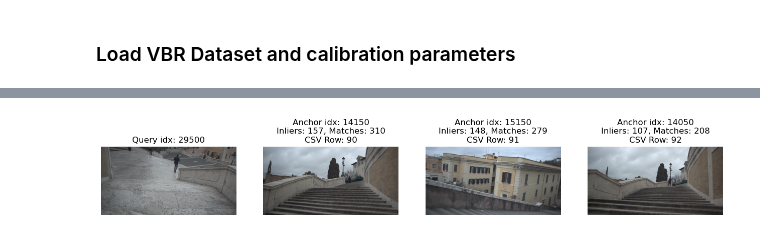
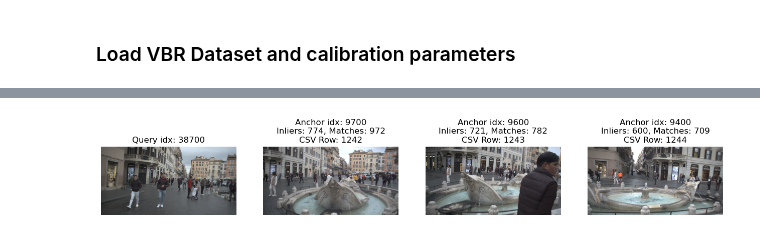
Before and after one commit to bakuljangley/mast3r-v2, a Jupyter notebook: example_usage.ipynb, the cells around one changed output, grey strips where cells are left out. Drawn from its saved outputs; the diff is of its cells as text; code cells hidden in the pictures.

```diff
--- a/example_usage.ipynb
+++ b/example_usage.ipynb
@@ -98,41 +107,41 @@ from PIL import Image
 import pandas as pd
 
 # Load CSV with top3 anchors per query
-top3_df = pd.read_csv('results2/spagna_matches_inliers_fm_top3.csv')
+top3_df = pd.read_csv('/home/bjangley/VPR/mast3r-v2/results/spagna_matches_inliers_fm_top3_anchors_per_query_per_anchorseq.csv')
 
 def show_images_for_query(query_idx):
     # Display query image
     query_data = dataset[query_idx]
     query_img = Image.open(query_data['image_left'])
 
     # Get top 3 anchors for this query
     anchors_for_query = top3_df[top3_df['query_idx'] == query_idx].sort_values('num_inliers', ascending=False).head(3)
     n_anchors = len(anchors_for_query)
 
     fig, axs = plt.subplots(1, n_anchors + 1, figsize=(4*(n_anchors+1), 4))
     axs = np.array(axs).flatten() if n_anchors > 0 else [axs]
 
     # Show query image
     axs[0].imshow(query_img)
     axs[0].set_title(f"Query idx: {query_idx}")
     axs[0].axis('off')
 
     # Show anchor images (if any)
     for i, (_, row) in enumerate(anchors_for_query.iterrows()):
         anchor_idx = row['anchor_idx']
         anchor_data = dataset[anchor_idx]
         anchor_img = Image.open(anchor_data['image_left'])
         csv_row_index = anchors_for_query.index[i]
         axs[i+1].imshow(anchor_img)
         axs[i+1].set_title(f"Anchor idx: {anchor_idx}\nInliers: {row['num_inliers']}, Matches: {row['num_matches']}\nCSV Row: {csv_row_index}")
         axs[i+1].axis('off')
 
     plt.show()
 
 # Example usage:
-query_idx = 29500 # Change this to the query index you want
+query_idx = 38700 # Change this to the query index you want
 show_images_for_query(query_idx)
 # %% [output]
-[figure, old version]
+[figure, new version]
 # %%
 !find . -iname "*inspect_results*.ipynb"
```
Also changed, not shown: parts of 2 cells of this notebook, 26 other files.
